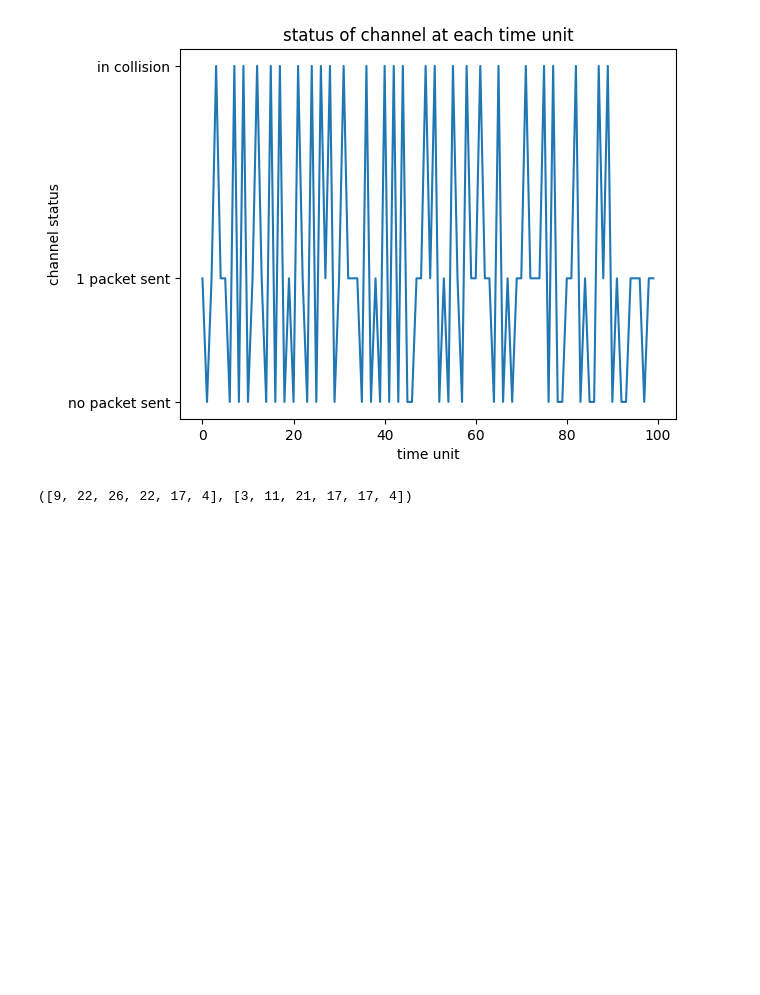
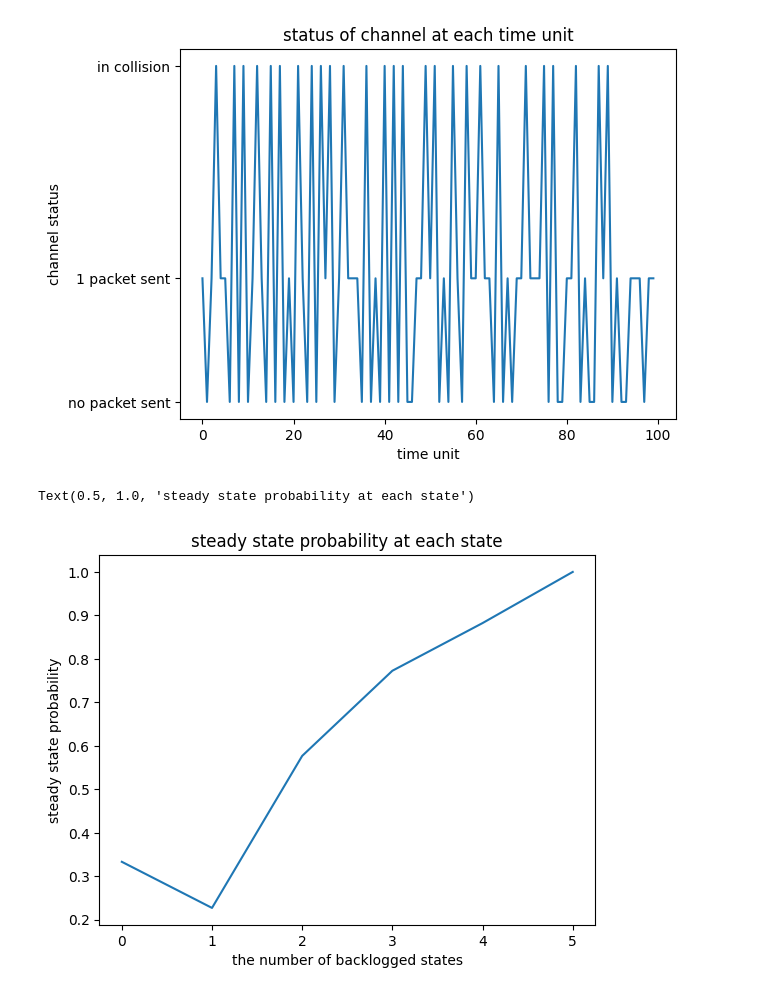
Before and after one commit to zhiting622/ESE572-Project3, a Jupyter notebook: retrans_prob_0.2.ipynb, the cells around one changed output. Drawn from its saved outputs; the diff is of its cells as text; code cells hidden in the pictures; blank space fills up the shorter version.

```diff
--- a/main.ipynb
+++ b/retrans_prob_0.2.ipynb
@@ -119,10 +141,18 @@ for index, status in enumerate(time_node_status):
     total_num_backblogged[num_backlogged] += 1
 
     # if there are i backlogged states when there's a steady state, ith element in total_num_steadystate increment
-    if time_channel_status[index] == 0 or time_channel_status[index] == 1:
+    if time_channel_status[index] == 0: # when nothing was sent, it is in the steady state
         total_num_steadystate[num_backlogged] += 1
+    elif index < stop-1 and status.count(0) != time_node_status[index+1].count(0):
+        # when the number of packets this time unit equal to the number next unit, it is also in the steady state
+        total_num_steadystate[num_backlogged] += 1
-# %%
-
-total_num_backblogged, total_num_steadystate
-# %% [output]
-([9, 22, 26, 22, 17, 4], [3, 11, 21, 17, 17, 4])
+# %%
+# plot the steady state probability
+plt.figure()
+plt.plot(np.arange(m+1), np.divide(total_num_steadystate, total_num_backblogged))
+plt.xlabel("the number of backlogged states")
+plt.ylabel("steady state probability")
+plt.title("steady state probability at each state")
+# %% [output]
+Text(0.5, 1.0, 'steady state probability at each state')
+[figure, added]
```
Also changed, not shown: parts of 2 cells of this notebook, 1 other file.
